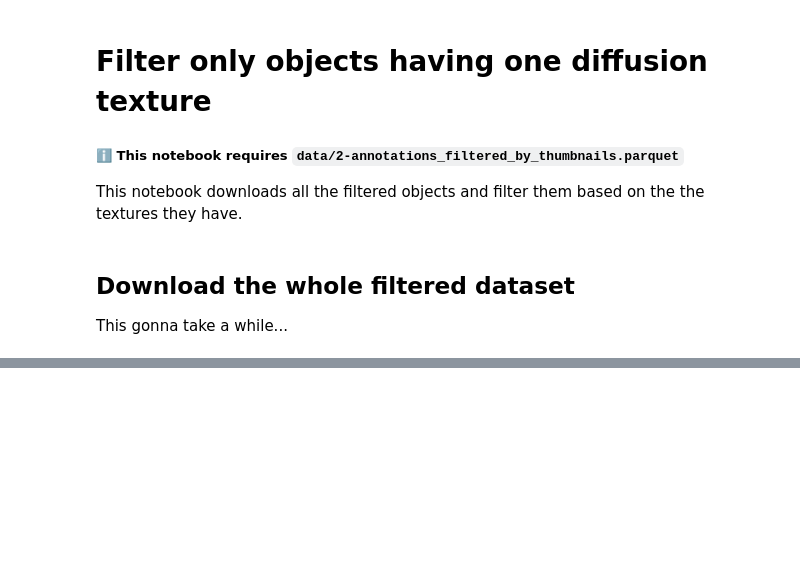
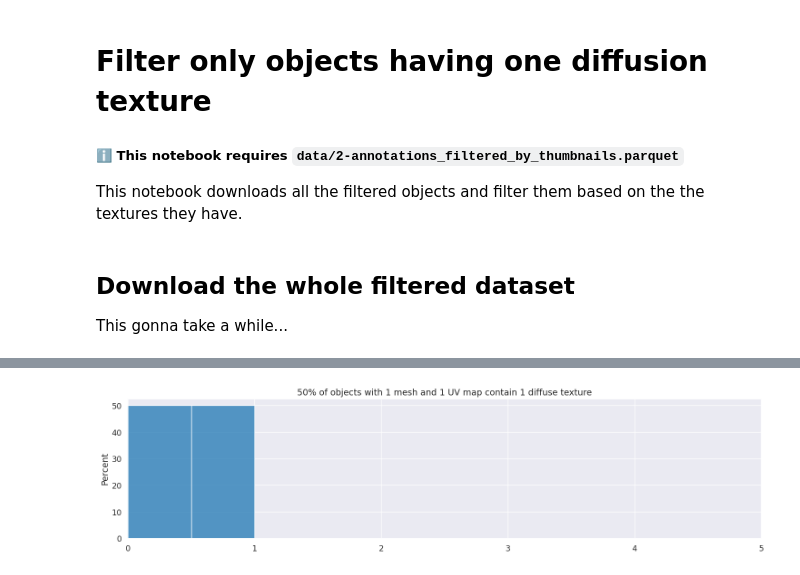
Before and after one commit to MrPio/Texture-Anything, a Jupyter notebook: 2-objects_filtering/2.1-Filter_Textures.ipynb, the cells around one changed output, grey strips where cells are left out. Drawn from its saved outputs; the diff is of its cells as text; code cells hidden in the pictures; blank space fills up the shorter version.

```diff
--- a/2-objects_filtering/2.1-Filter_Textures.ipynb
+++ b/2-objects_filtering/2.1-Filter_Textures.ipynb
@@ -64,0 +76,15 @@ def count_diffuse_textures(obj_name):
+# %%
+num_textures = []
+glbs_with_1_mesh_and_1_uv = [
+    x for i, x in enumerate(glbs_with_1_mesh) if num_uvs[i] == 1]
+for glb in tqdm(glbs_with_1_mesh_and_1_uv):
+    mesh = next(x for x in load_glb(glb) if x.type == "MESH")
+    num_textures.append(get_mesh_stats(mesh)['texture_count'])
+# %%
+plt.figure(figsize=(18, 4))
+sns.histplot(num_textures, bins=max(num_textures)+1, stat='percent')
+plt.title(f'{len([x for x in num_textures if x==1])/len(num_textures)*100:.0f}% of objects with 1 mesh and 1 UV map contain 1 diffuse texture')
+plt.xlim(0,5)
+plt.show()
+# %% [output]
+[figure, added]
```
Also changed, not shown: parts of 13 cells of this notebook, 7 other files.
